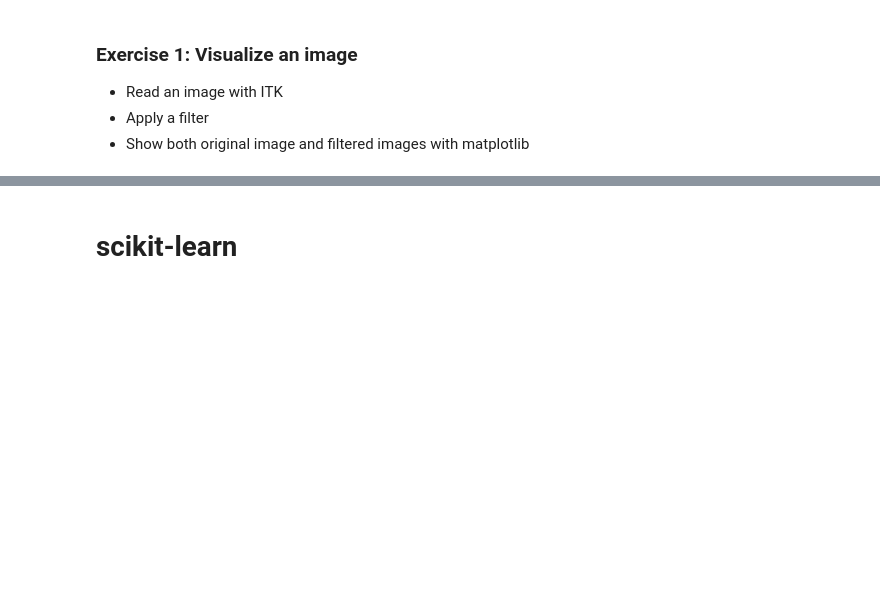
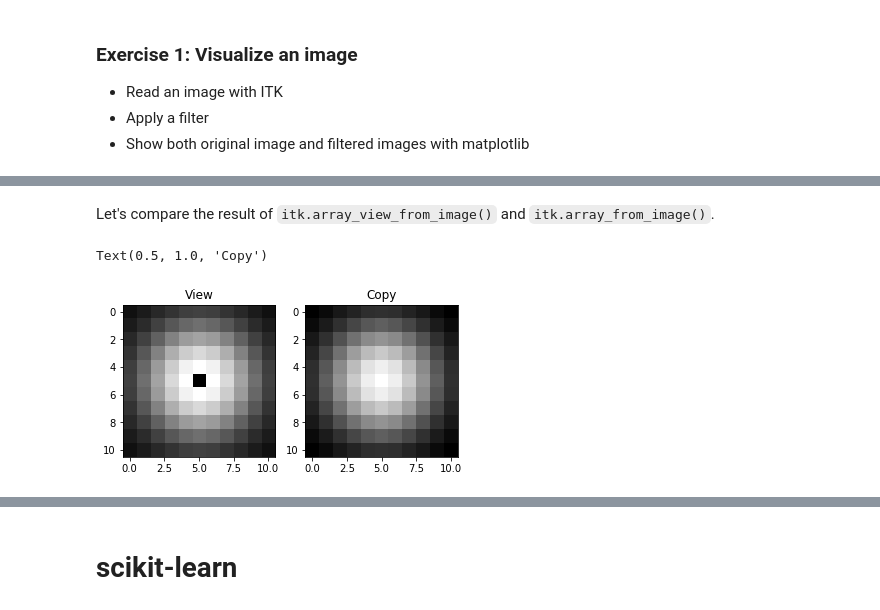
Before and after one commit to InsightSoftwareConsortium/ScientificImageAnalysisVisualizationAndArtificialIntelligenceCourse, a Jupyter notebook: 2_ITK_in_Python.ipynb, the cells around one changed output, grey strips where cells are left out. Saved outputs shown, nothing was run; the diff lists cells and outputs as text; code cells hidden in the pictures; blank space fills up the shorter version.

Commit message:
Add NumPy view and Copy to ITK in Python notebook

```diff
--- a/2_ITK_in_Python.ipynb
+++ b/2_ITK_in_Python.ipynb
@@ -87,0 +105,20 @@ image = itk.imread('data/CBCT-TextureInput.png', itk.F)
+# %% [markdown]
+Let's compare the result of `itk.array_view_from_image()` and `itk.array_from_image()`.
+# %%
+gaussian = itk.gaussian_image_source(size=11, sigma=3, scale=100, mean=[5,5])
+
+arr_view_gaussian = itk.array_view_from_image(gaussian)
+arr_gaussian = itk.array_from_image(gaussian)
+
+gaussian.SetPixel([5,5], 0)
+
+plt.subplot(1, 2, 1)
+plt.imshow(arr_view_gaussian)
+plt.title("View")
+
+plt.subplot(1, 2, 2)
+plt.imshow(arr_gaussian)
+plt.title("Copy")
+# %% [output]
+Text(0.5, 1.0, 'Copy')
+[figure, added]
```
Also changed, not shown: parts of 6 cells of this notebook, 3 other files.
